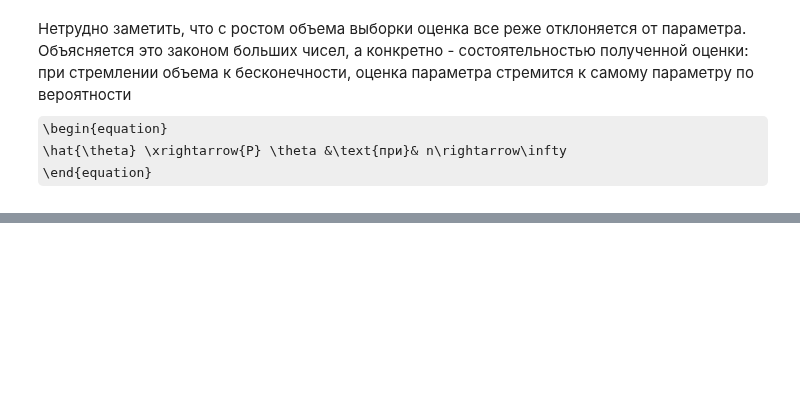
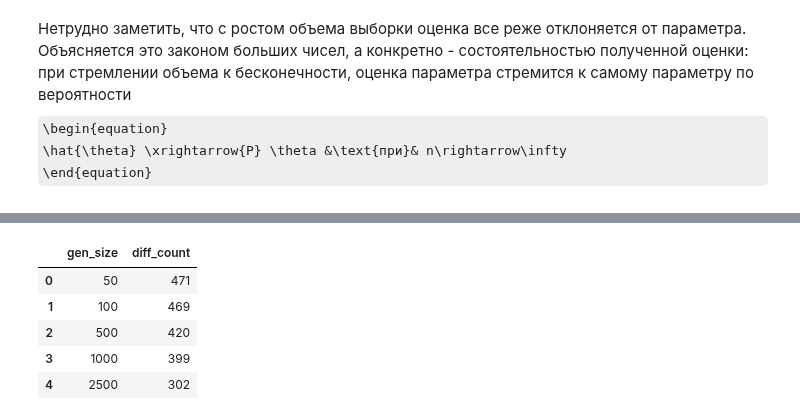
Before and after one commit to alexmoroz002/Math-Stat, a Jupyter notebook: Lab-2.ipynb, the cells around one changed output, grey strips where cells are left out. Drawn from its saved outputs; the diff is of its cells as text; code cells hidden in the pictures; some formulas as TeX source; blank space fills up the shorter version.

```diff
--- a/Lab-2.ipynb
+++ b/Lab-2.ipynb
@@ -158,0 +216,13 @@ plt.show()
+# %%
+diff_cnt = pd.DataFrame({'gen_size':[], 'diff_count':[]})
+gen_sizes = [50, 100, 500, 1000, 2500]
+for gen_size in gen_sizes:
+    diff_cnt.loc[len(diff_cnt.index)] = [gen_size, count_diff_custom(gen_size)]
+diff_cnt
+# %% [output]
+|  | gen_size | diff_count |
+| 0 | 50 | 471 |
+| 1 | 100 | 469 |
+| 2 | 500 | 420 |
+| 3 | 1000 | 399 |
+| 4 | 2500 | 302 |
```
Also changed, not shown: parts of 12 cells of this notebook.
